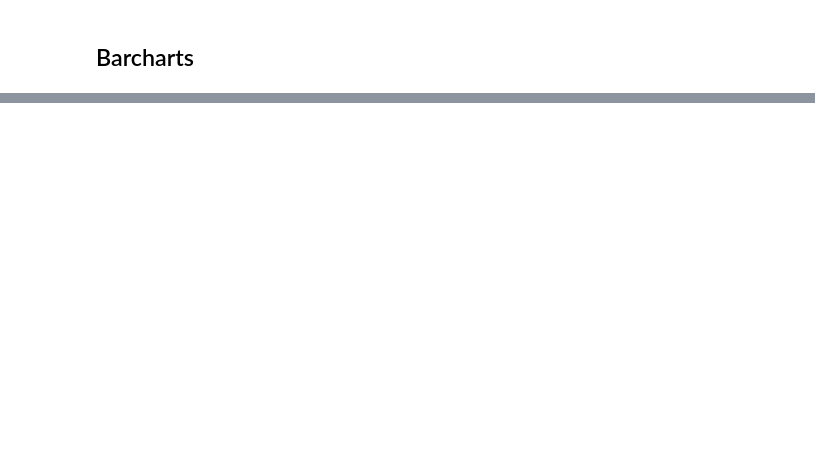
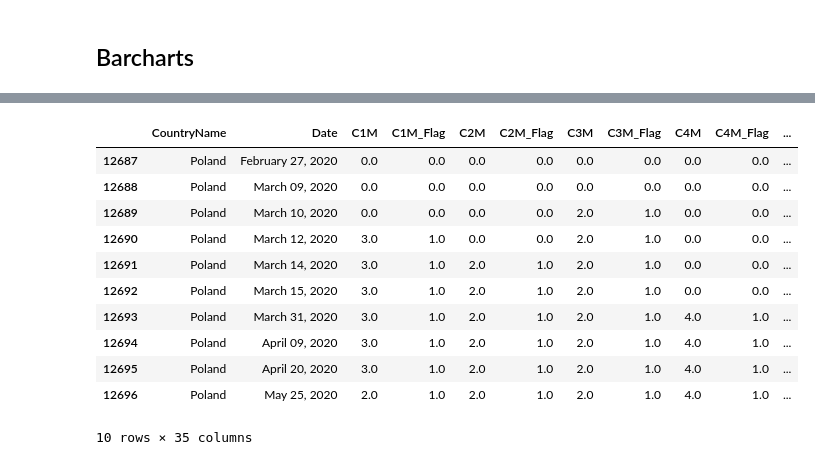
Before and after one commit to mpiotro4/PBAD, a Jupyter notebook: PBAD_2.ipynb, the cells around one changed output, grey strips where cells are left out. Cells and saved outputs as stored; diff of their text form; code cells hidden in the pictures; blank space fills up the shorter version.

```diff
--- a/PBAD_2.ipynb
+++ b/PBAD_2.ipynb
@@ -396,0 +369,16 @@ for i in range(0,9):
+# %%
+df = df[df['CountryName'] == "Poland"]
+df.head(10)
+# %% [output]
+|  | CountryName | Date | C1M | C1M_Flag | C2M | C2M_Flag | C3M | C3M_Flag | C4M | C4M_Flag | ... |
+| 12687 | Poland | February 27, 2020 | 0.0 | 0.0 | 0.0 | 0.0 | 0.0 | 0.0 | 0.0 | 0.0 | ... |
+| 12688 | Poland | March 09, 2020 | 0.0 | 0.0 | 0.0 | 0.0 | 0.0 | 0.0 | 0.0 | 0.0 | ... |
+| 12689 | Poland | March 10, 2020 | 0.0 | 0.0 | 0.0 | 0.0 | 2.0 | 1.0 | 0.0 | 0.0 | ... |
+| 12690 | Poland | March 12, 2020 | 3.0 | 1.0 | 0.0 | 0.0 | 2.0 | 1.0 | 0.0 | 0.0 | ... |
+| 12691 | Poland | March 14, 2020 | 3.0 | 1.0 | 2.0 | 1.0 | 2.0 | 1.0 | 0.0 | 0.0 | ... |
+| 12692 | Poland | March 15, 2020 | 3.0 | 1.0 | 2.0 | 1.0 | 2.0 | 1.0 | 0.0 | 0.0 | ... |
+| 12693 | Poland | March 31, 2020 | 3.0 | 1.0 | 2.0 | 1.0 | 2.0 | 1.0 | 4.0 | 1.0 | ... |
+| 12694 | Poland | April 09, 2020 | 3.0 | 1.0 | 2.0 | 1.0 | 2.0 | 1.0 | 4.0 | 1.0 | ... |
+| 12695 | Poland | April 20, 2020 | 3.0 | 1.0 | 2.0 | 1.0 | 2.0 | 1.0 | 4.0 | 1.0 | ... |
+| 12696 | Poland | May 25, 2020 | 2.0 | 1.0 | 2.0 | 1.0 | 2.0 | 1.0 | 4.0 | 1.0 | ... |
+10 rows × 35 columns
```
Also changed, not shown: parts of 21 cells of this notebook, 2 other files.
